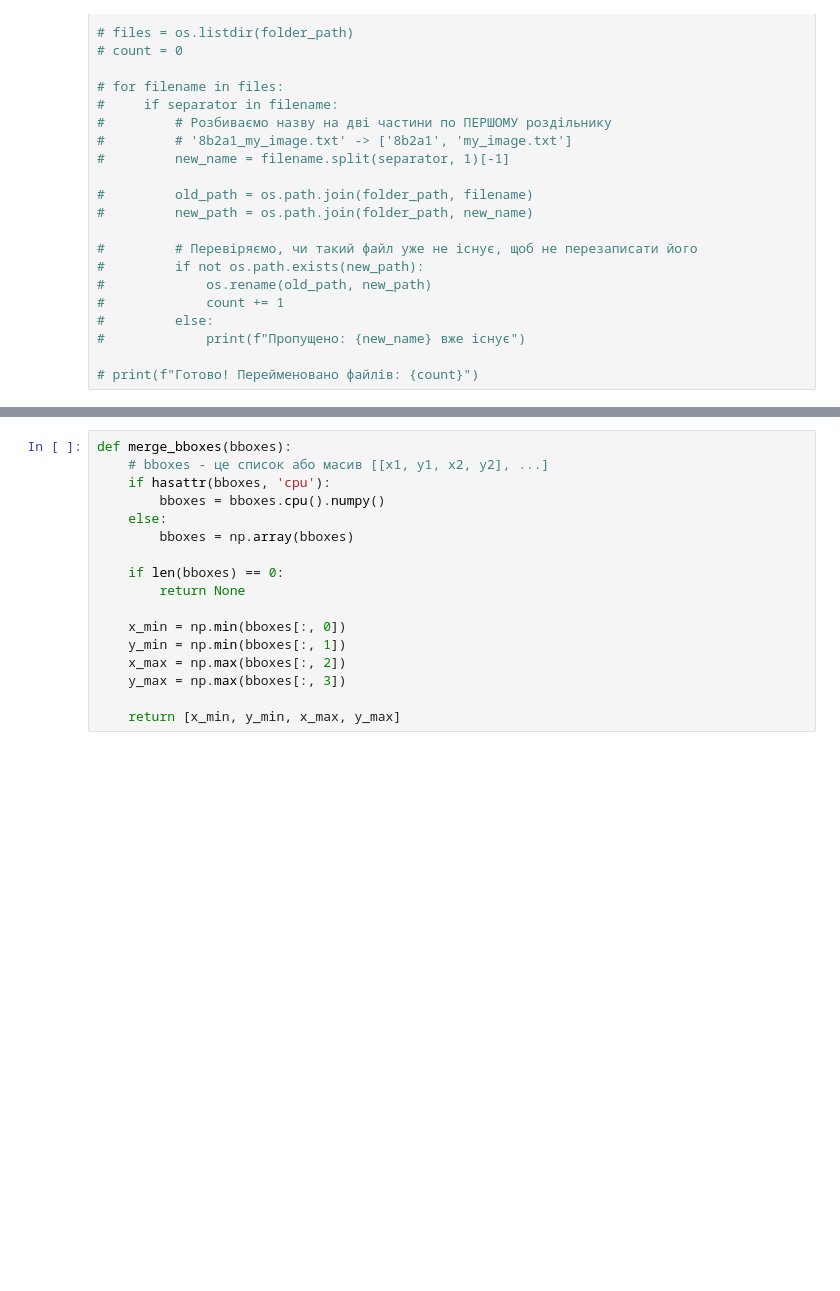
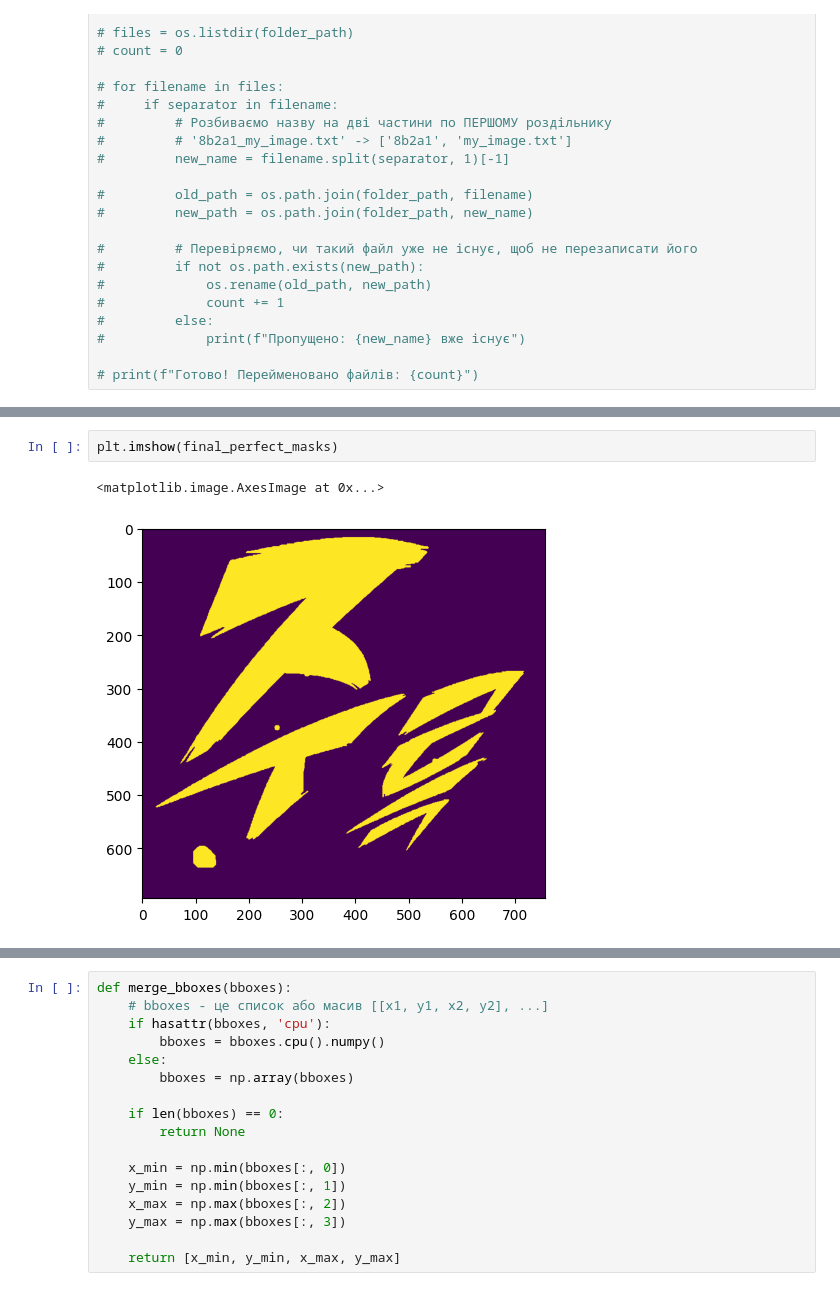
Before and after one commit to BerVol57/Manhwa-SFX-Cleaner, a Jupyter notebook: playground.ipynb, the cells around one changed output, grey strips where cells are left out. Saved outputs shown, nothing was run; the diff lists cells and outputs as text; blank space fills up the shorter version.

```diff
--- a/playground.ipynb
+++ b/playground.ipynb
@@ -93,3 +140,8 @@ Speed: 3.3ms preprocess, 75.0ms inference, 1.3ms postprocess per image at shape
+# %%
+plt.imshow(final_perfect_masks)
+# %% [output]
+<matplotlib.image.AxesImage at 0x...>
+[figure, added]
 # %%
 import numpy as np
 import torch
```
Also changed, not shown: parts of 12 cells of this notebook, 33 other files.
